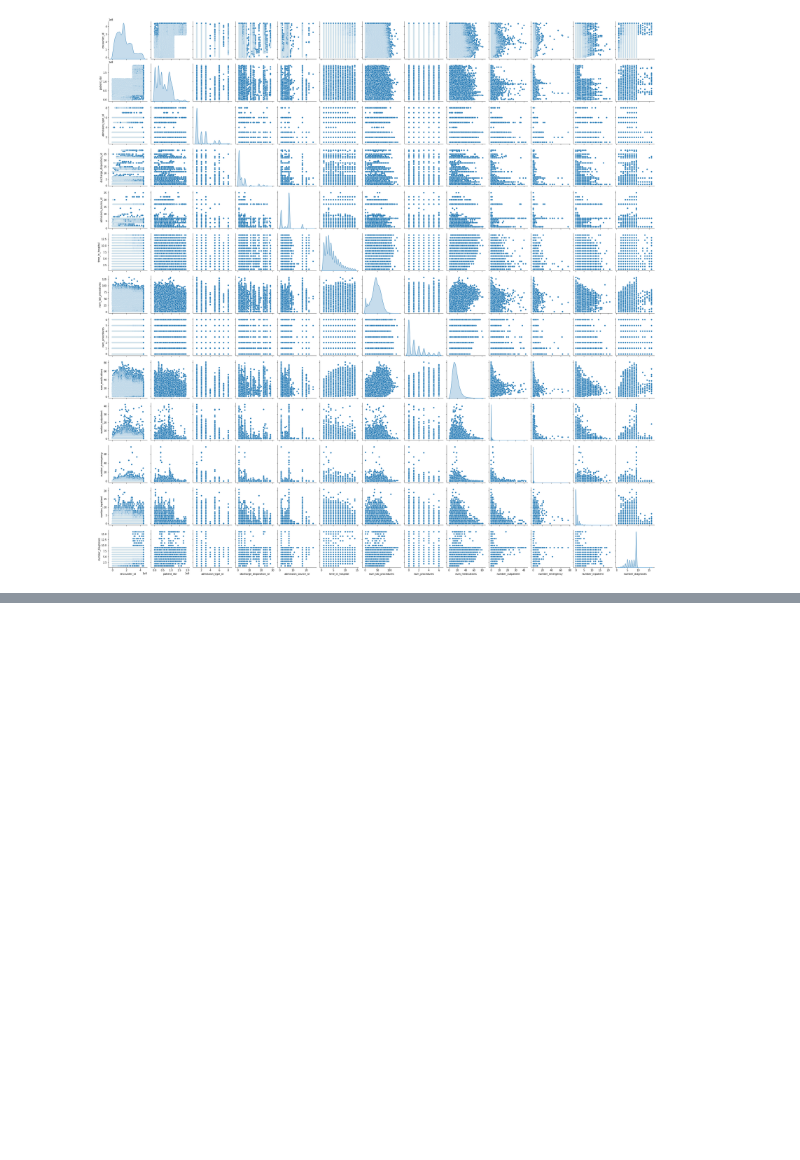
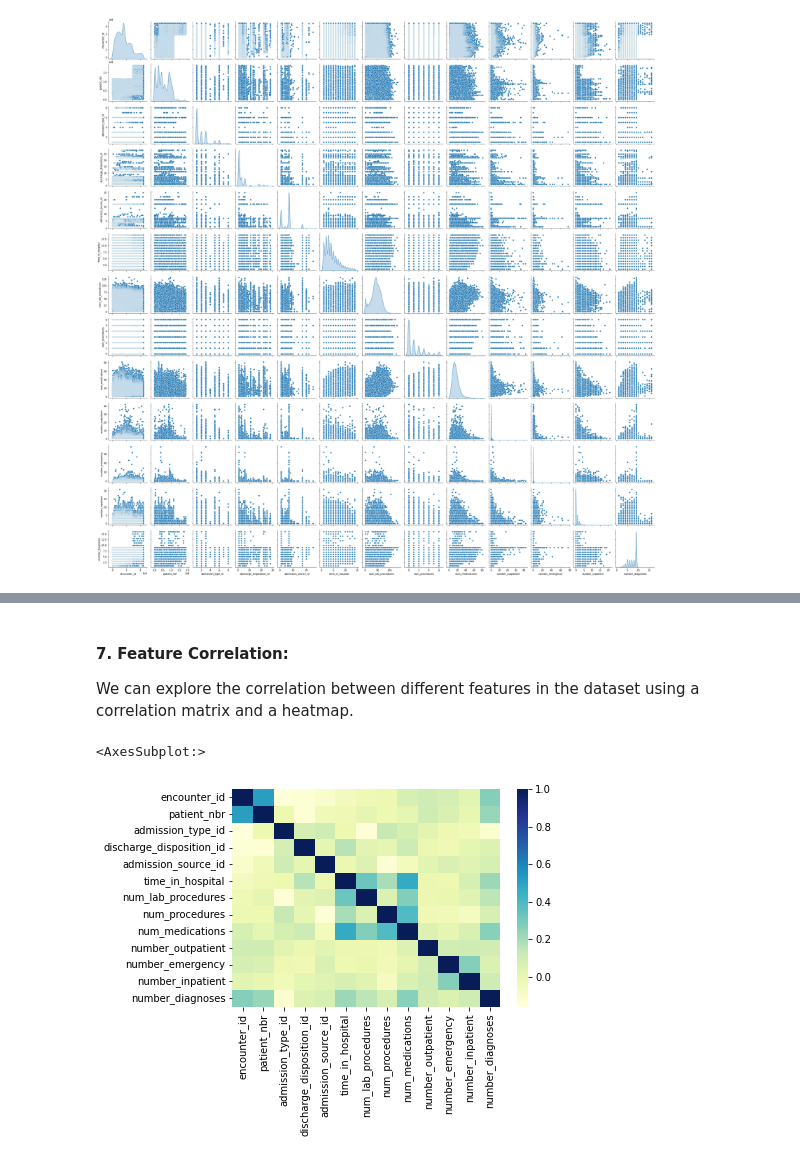
Before and after one commit to ranga-godhandaraman/diabeties-readmission, a Jupyter notebook: Group-7 Capstone Project.ipynb, the cells around one changed output, grey strips where cells are left out. Drawn from its saved outputs; the diff is of its cells as text; code cells hidden in the pictures; blank space fills up the shorter version.

```diff
--- a/Group-7 Capstone Project.ipynb
+++ b/Group-7 Capstone Project.ipynb
@@ -206,0 +285,10 @@ sns.pairplot(df,diag_kind='kde')
+# %% [markdown]
+#### 7. Feature Correlation:
+
+We can explore the correlation between different features in the dataset using a correlation matrix and a heatmap.
+# %%
+corr_matrix = df.corr()
+sns.heatmap(corr_matrix, cmap="YlGnBu")
+# %% [output]
+<AxesSubplot:>
+[figure, added]
```
Also changed, not shown: parts of 23 cells of this notebook.
